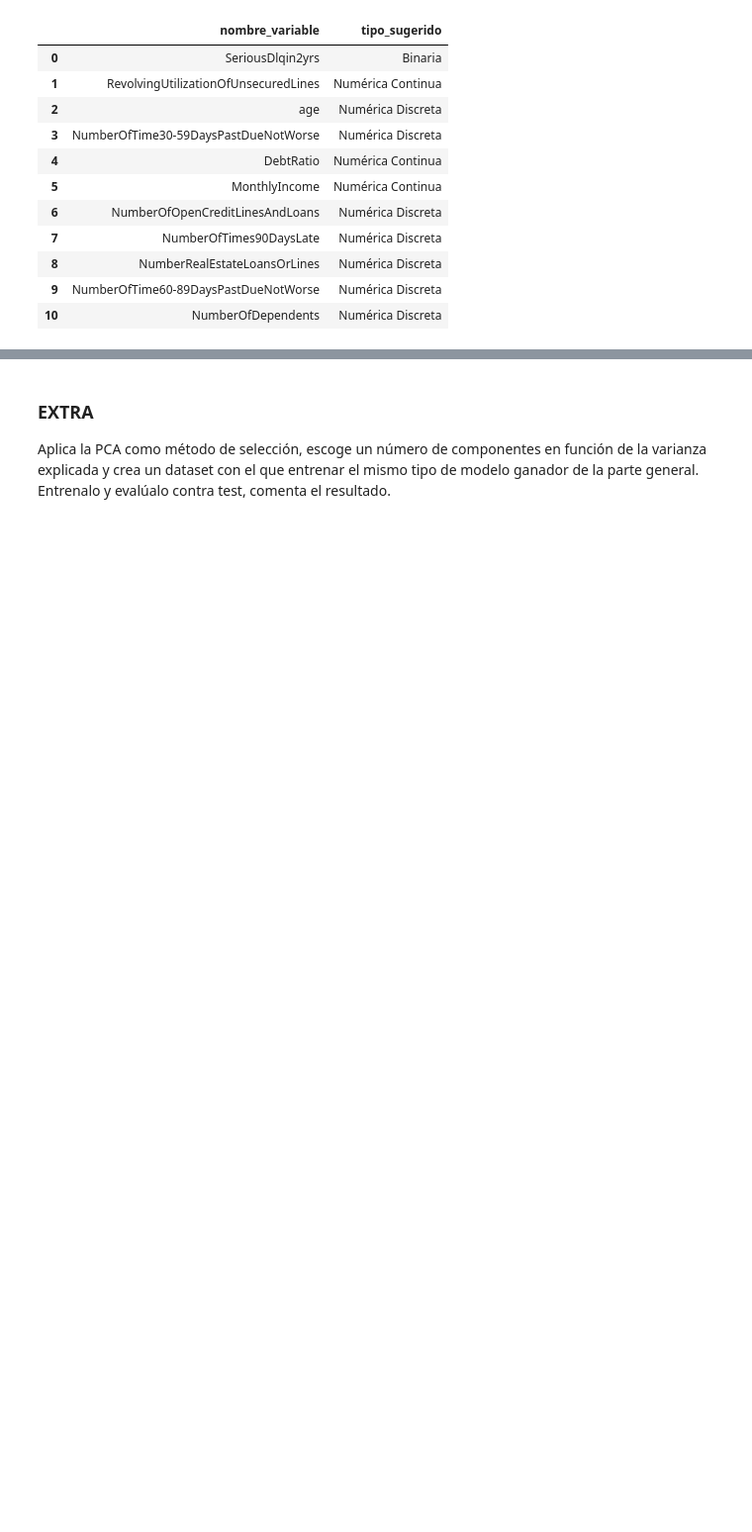
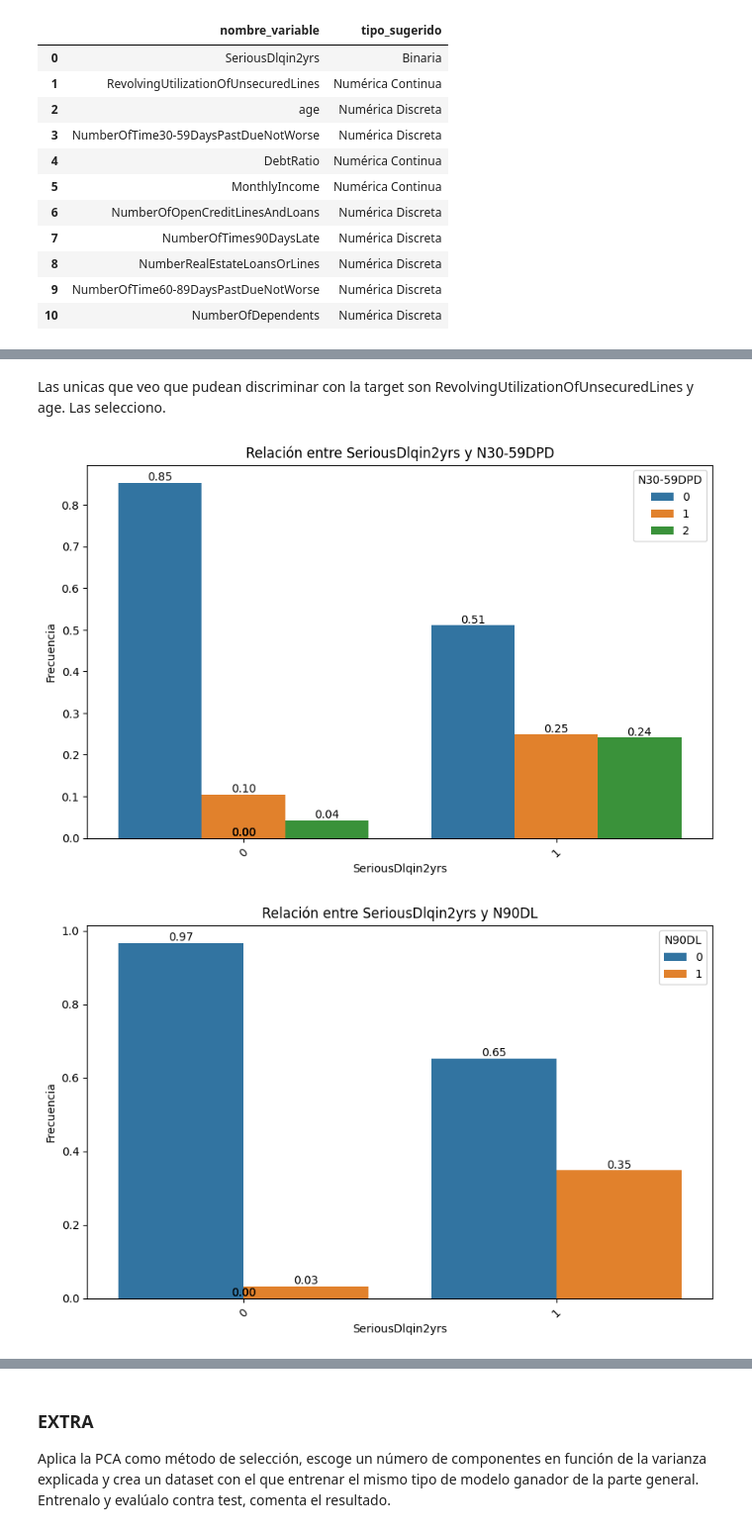
Before and after one commit to PIPM2001/DS_Online_Feb24_Exercises, a Jupyter notebook: 04_Machine_Learning/Sprint_16/Unidad_02/Practica_Obligatoria/18_Practica_Obligatoria_Seleccion_Features.ipynb, the cells around one changed output, grey strips where cells are left out. Shown at 99% size. Saved outputs shown, nothing was run; the diff lists cells and outputs as text; code cells hidden in the pictures; blank space fills up the shorter version.

```diff
--- a/04_Machine_Learning/Sprint_16/Unidad_02/Practica_Obligatoria/18_Practica_Obligatoria_Seleccion_Features.ipynb
+++ b/04_Machine_Learning/Sprint_16/Unidad_02/Practica_Obligatoria/18_Practica_Obligatoria_Seleccion_Features.ipynb
@@ -196,0 +257,2 @@ Name: count, dtype: int64
+# %%
+feat_cat = ["N30-59DPD", "N90DL","N60-80DPD"]
@@ -196,0 +272,2 @@ Name: count, dtype: int64
+# %% [markdown]
+Las unicas que veo que pudean discriminar con la target son RevolvingUtilizationOfUnsecuredLines y age. Las selecciono.
@@ -196,0 +276,6 @@ Name: count, dtype: int64
+# %%
+for col in feat_cat:
+    bt.plot_categorical_relationship_fin(train_set, target, col, relative_freq=True, show_values=True)
+# %% [output]
+[figure, added]
+[figure, added]
```
Also changed, not shown: parts of 56 cells of this notebook.
